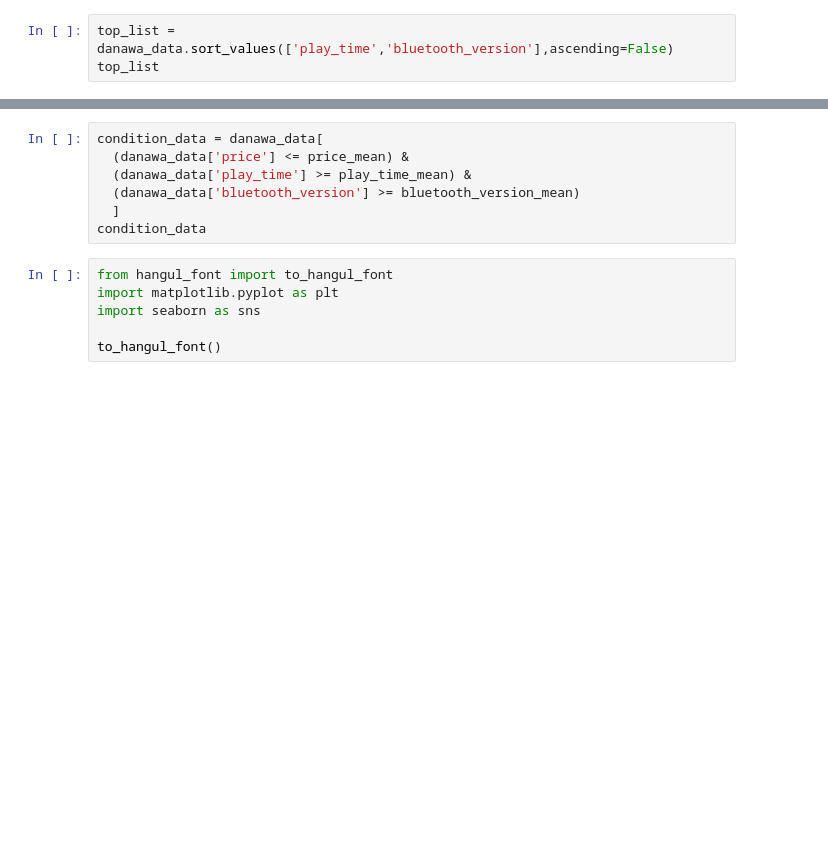
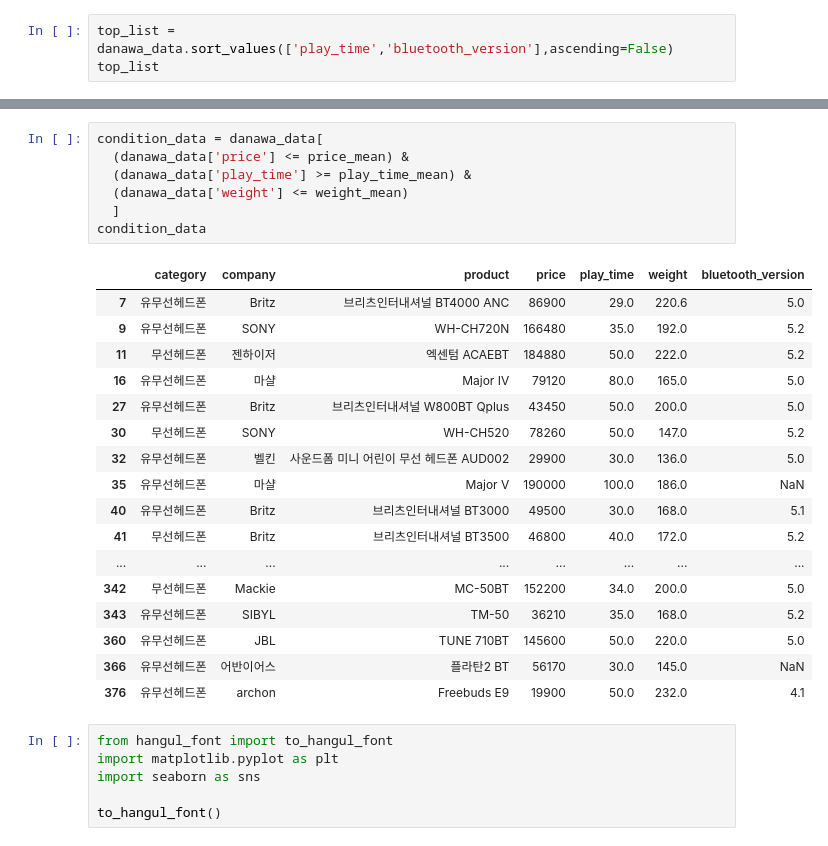
Before and after one commit to young9x0/data-with-python, a Jupyter notebook: danawa_headphone_comparison/analysis_headphone.ipynb, the cells around one changed output, grey strips where cells are left out. Cells and saved outputs as stored; diff of their text form; blank space fills up the shorter version.

```diff
--- a/danawa_headphone_comparison/analysis_headphone.ipynb
+++ b/danawa_headphone_comparison/analysis_headphone.ipynb
@@ -28,10 +62,28 @@ condition_data
 # %%
 condition_data = danawa_data[
   (danawa_data['price'] <= price_mean) &
   (danawa_data['play_time'] >= play_time_mean) &
-  (danawa_data['bluetooth_version'] >= bluetooth_version_mean)
+  (danawa_data['weight'] <= weight_mean)
   ]
 condition_data
+# %% [output]
+|  | category | company | product | price | play_time | weight | bluetooth_version |
+| 7 | 유무선헤드폰 | Britz | 브리츠인터내셔널 BT4000 ANC | 86900 | 29.0 | 220.6 | 5.0 |
+| 9 | 유무선헤드폰 | SONY | WH-CH720N | 166480 | 35.0 | 192.0 | 5.2 |
+| 11 | 무선헤드폰 | 젠하이저 | 엑센텀 ACAEBT | 184880 | 50.0 | 222.0 | 5.2 |
+| 16 | 유무선헤드폰 | 마샬 | Major IV | 79120 | 80.0 | 165.0 | 5.0 |
+| 27 | 유무선헤드폰 | Britz | 브리츠인터내셔널 W800BT Qplus | 43450 | 50.0 | 200.0 | 5.0 |
+| 30 | 무선헤드폰 | SONY | WH-CH520 | 78260 | 50.0 | 147.0 | 5.2 |
+| 32 | 유무선헤드폰 | 벨킨 | 사운드폼 미니 어린이 무선 헤드폰 AUD002 | 29900 | 30.0 | 136.0 | 5.0 |
+| 35 | 유무선헤드폰 | 마샬 | Major V | 190000 | 100.0 | 186.0 | NaN |
+| 40 | 유무선헤드폰 | Britz | 브리츠인터내셔널 BT3000 | 49500 | 30.0 | 168.0 | 5.1 |
+| 41 | 무선헤드폰 | Britz | 브리츠인터내셔널 BT3500 | 46800 | 40.0 | 172.0 | 5.2 |
+| ... | ... | ... | ... | ... | ... | ... | ... |
+| 342 | 무선헤드폰 | Mackie | MC-50BT | 152200 | 34.0 | 200.0 | 5.0 |
+| 343 | 유무선헤드폰 | SIBYL | TM-50 | 36210 | 35.0 | 168.0 | 5.2 |
+| 360 | 유무선헤드폰 | JBL | TUNE 710BT | 145600 | 50.0 | 220.0 | 5.0 |
+| 366 | 유무선헤드폰 | 어반이어스 | 플라탄2 BT | 56170 | 30.0 | 145.0 | NaN |
+| 376 | 유무선헤드폰 | archon | Freebuds E9 | 19900 | 50.0 | 232.0 | 4.1 |
 # %%
 from hangul_font import to_hangul_font
 import matplotlib.pyplot as plt
```
Also changed, not shown: parts of 9 cells of this notebook, 2 other files.
